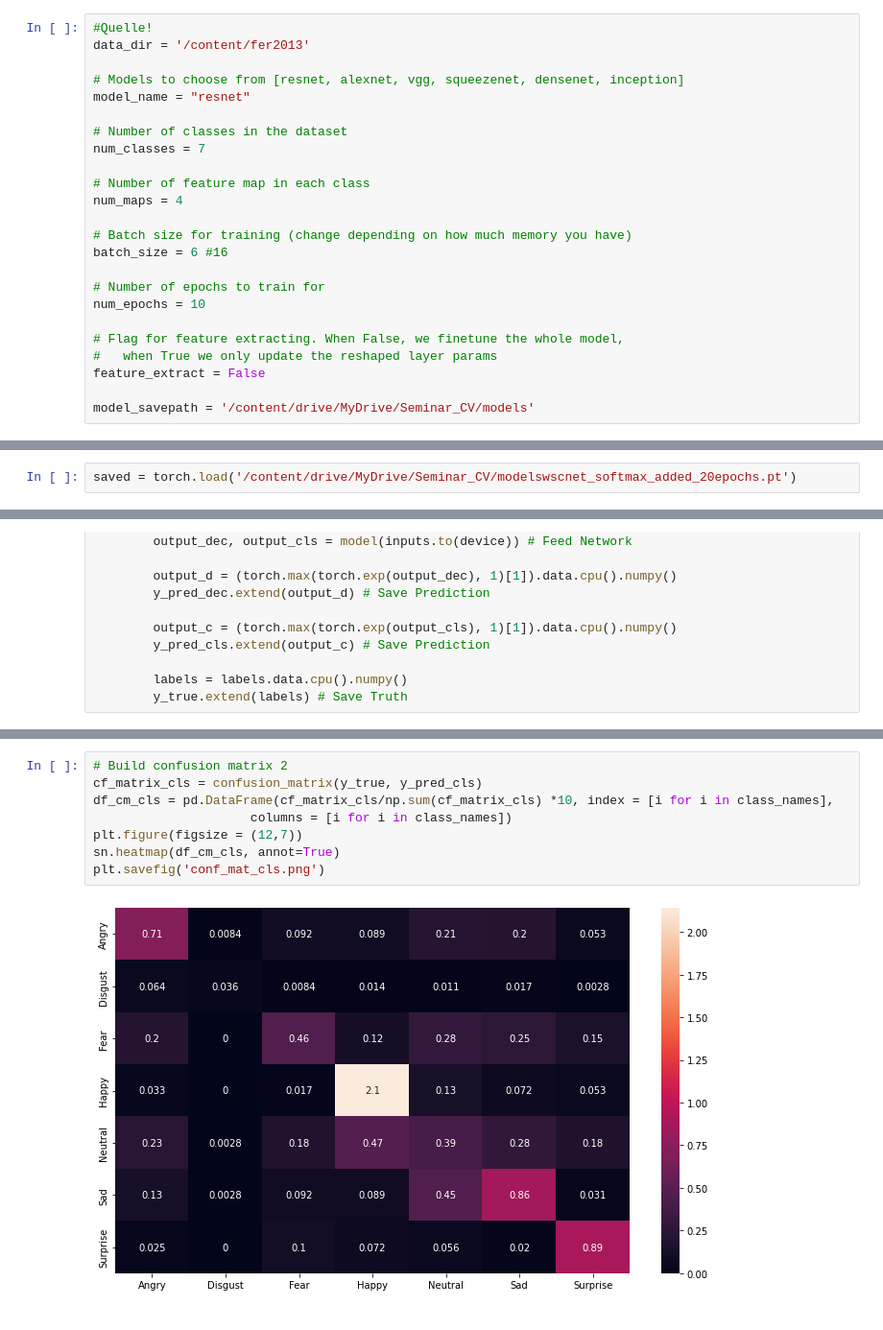
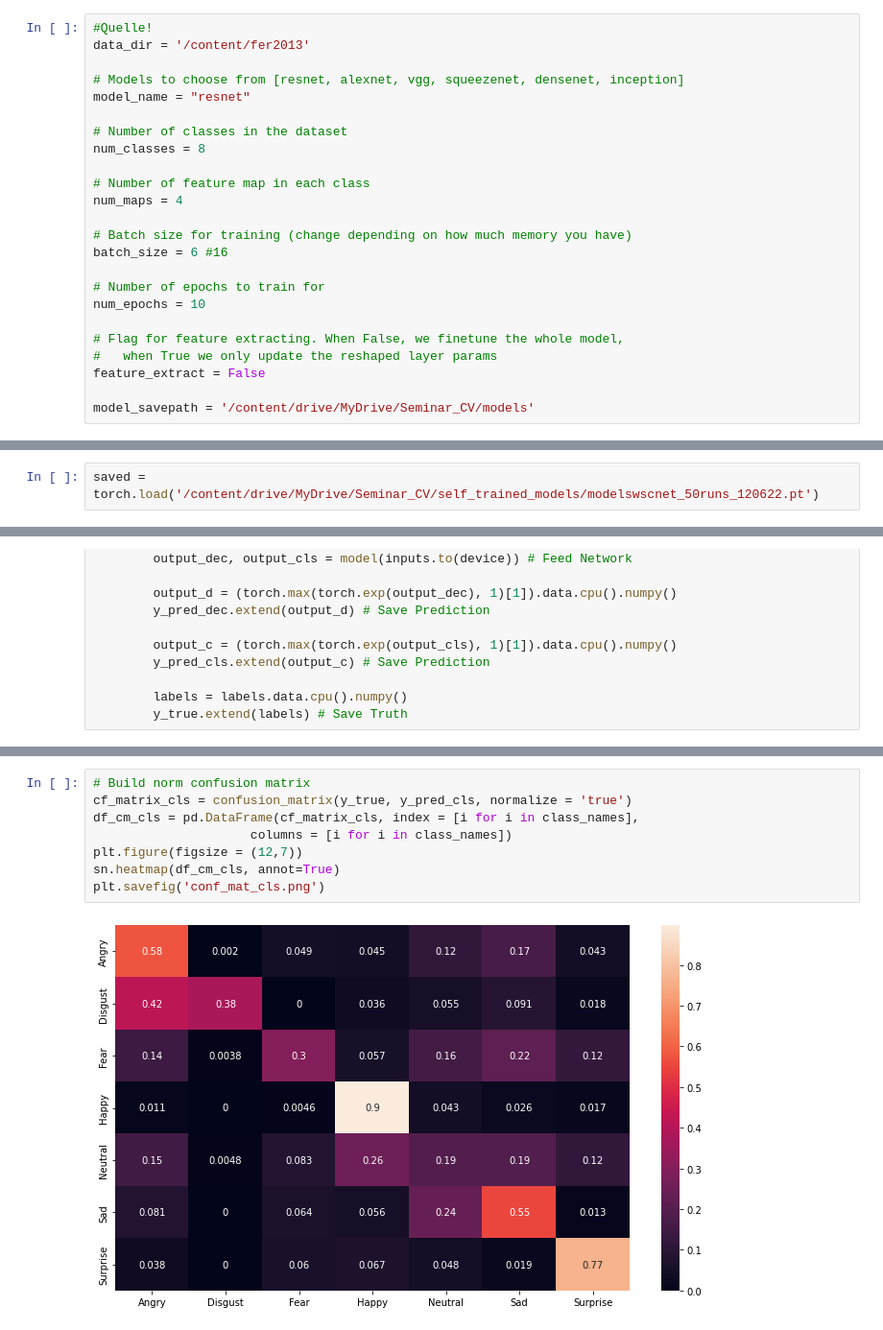
Before and after one commit to JanTeichertKluge/WSCNet_FacialExpressions, a Jupyter notebook: Scripts/WSCNet_Training_final.ipynb, the cells around one changed output, grey strips where cells are left out. Shown: that part at 96% size. Drawn from its saved outputs; the diff is of its cells as text.

```diff
--- a/Scripts/WSCNet_Training_final.ipynb
+++ b/Scripts/WSCNet_Training_final.ipynb
@@ -198,7 +162,7 @@ data_dir = '/content/fer2013'
 model_name = "resnet"
 
 # Number of classes in the dataset
-num_classes = 7
+num_classes = 8
 
 # Number of feature map in each class
 num_maps = 4
@@ -531,7 +458,7 @@ Estimated Total Size (MB): 10489.72
 # %% [markdown]
 ### Training
 # %%
-saved = torch.load('/content/drive/MyDrive/Seminar_CV/modelswscnet_softmax_added_20epochs.pt')
+saved = torch.load('/content/drive/MyDrive/Seminar_CV/self_trained_models/modelswscnet_50runs_120622.pt')
 # %%
 model_ft.load_state_dict(saved['model_state_dict'])
 optimizer_ft.load_state_dict(saved['optimizer_state_dict'])
@@ -623,13 +580,13 @@ plt.savefig('conf_mat_dec.png')
 # %%
-# Build confusion matrix 2
-cf_matrix_cls = confusion_matrix(y_true, y_pred_cls)
-df_cm_cls = pd.DataFrame(cf_matrix_cls/np.sum(cf_matrix_cls) *10, index = [i for i in class_names],
+# Build norm confusion matrix
+cf_matrix_cls = confusion_matrix(y_true, y_pred_cls, normalize = 'true')
+df_cm_cls = pd.DataFrame(cf_matrix_cls, index = [i for i in class_names],
                      columns = [i for i in class_names])
 plt.figure(figsize = (12,7))
 sn.heatmap(df_cm_cls, annot=True)
 plt.savefig('conf_mat_cls.png')
 # %% [output]
-[figure, old version]
+[figure, new version]
 # %%
 from sklearn.metrics import classification_report
 
```
Also changed, not shown: parts of 19 cells of this notebook.
